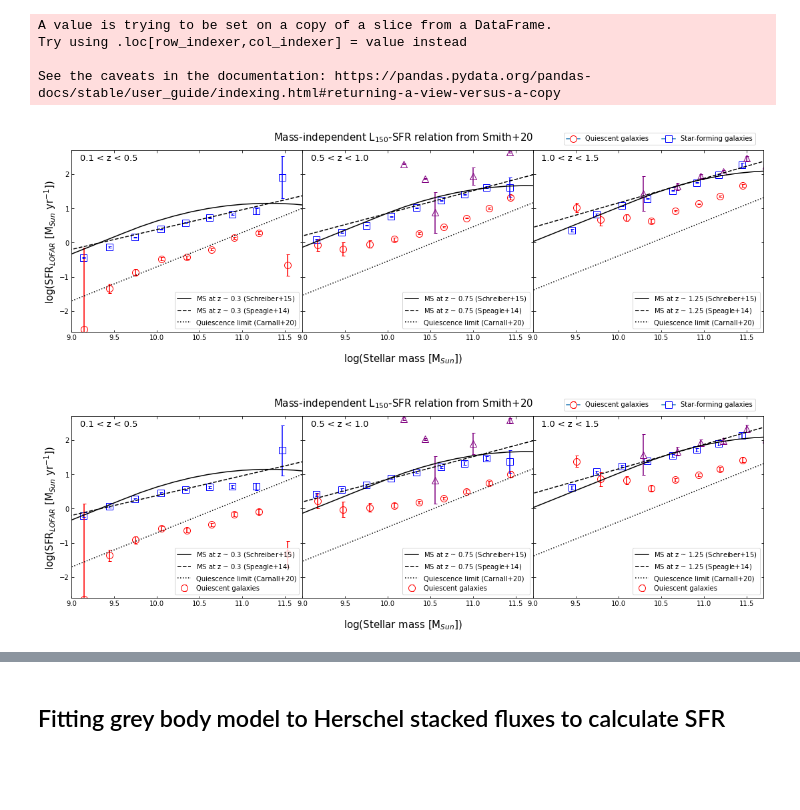
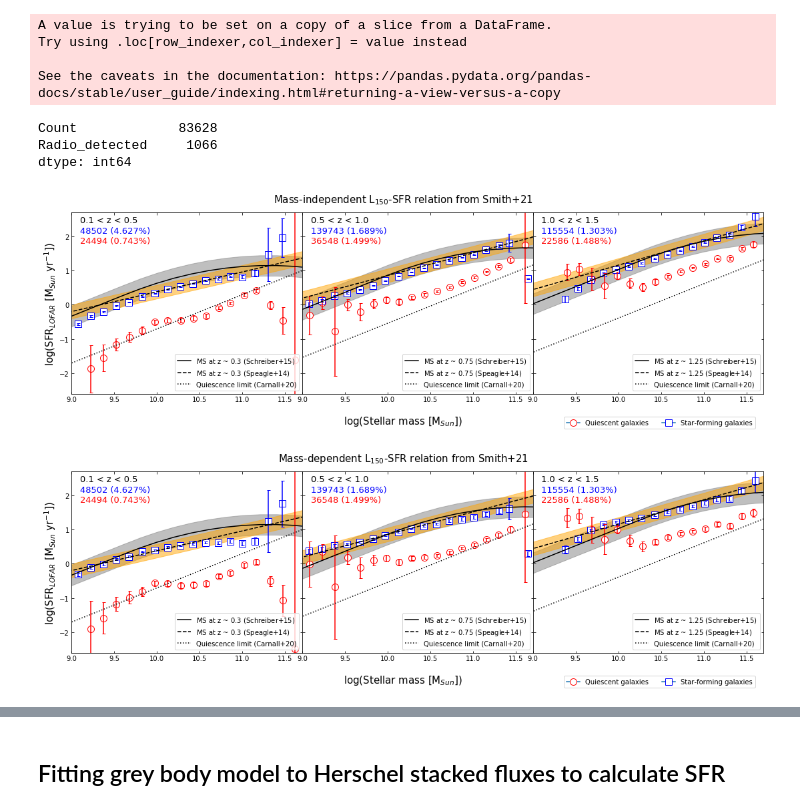
Before and after one commit to Bruno-Rodriguez/quiescent-galaxy, a Jupyter notebook: stack_results_bootes_full.ipynb, the cells around one changed output, grey strips where cells are left out. Drawn from its saved outputs; the diff is of its cells as text; code cells hidden in the pictures; blank space fills up the shorter version.

```diff
--- a/stack_results_bootes_full.ipynb
+++ b/stack_results_bootes_full.ipynb
@@ -104,6 +84,6 @@ results_1
 # %%
 ### ONLY IF THE SFR RESULTS HAVE ALREADY BEEN COMPUTED
-#results = pd.read_csv(path+"Bootes/Bootes_stack_full_results_NDWFS.csv")
+results = pd.read_csv(path+"Bootes/Bootes_stack_full_results_NDWFS_3.csv")
 results
 # %% [output]
 |  | Type | Mass_range | Median_mass | Redshift_range | Median_redshift | Count | LOFAR_flux(mJy) | ... |
@@ -147,0 +102,3 @@ with plt.xkcd():
+# %%
+detected = pd.read_csv(path+"Bootes/Bootes_full_detected_count.csv")
+detected
@@ -147,0 +119,4 @@ with plt.xkcd():
+# %%
+results.loc[:,'IR_detected']=detected.loc[:,'IR_detected']
+# %%
+results.loc[:,'Radio_detected']=detected.loc[:,'Radio_detected']
@@ -261,6 +252,12 @@ A value is trying to be set on a copy of a slice from a DataFrame.
 Try using .loc[row_indexer,col_indexer] = value instead
 
 See the caveats in the documentation: https://pandas.pydata.org/pandas-docs/stable/user_guide/indexing.html#returning-a-view-versus-a-copy
+# %%
+results.loc[results['Type']=='QG',['Count','Radio_detected']].sum()
+# %% [output]
+Count             83628
+Radio_detected     1066
+dtype: int64
 # %%
 #%% Plotting Star formation rate vs Stellar mass
 fig, axs = plt.subplots(1,3,figsize=(15,5), sharey=True)
@@ -275,66 +272,84 @@ for i,za,zb in zip([0,1,2],[0.1,0.5,1.],[0.5,1.,1.5]):
                    np.log10(data.loc[(data['Type']=='SFG'),'SFR_lofar']),
                    yerr=data.loc[(data['Type']=='SFG'),'SFR_lofar_unc']/(data.loc[(data['Type']=='SFG'),'SFR_lofar']*np.log(10)),
                    fmt='s',mfc='w',mec='b',ms=10,ecolor='b',barsabove=True,capsize=2.5,label='_Star-forming galaxies')
-    axs[i].errorbar(data.loc[(data['Type']=='IRBQG'),'Median_mass'],
-                   np.log10(data.loc[(data['Type']=='IRBQG'),'SFR_lofar']),
-                   yerr=data.loc[(data['Type']=='IRBQG'),'SFR_lofar_unc']/(data.loc[(data['Type']=='IRBQG'),'SFR_lofar']*np.log(10)),
-                   fmt='^',mfc='w',mec='purple',ms=10,ecolor='purple',barsabove=True,capsize=2.5,label='_IR-bright "QGs"')
+#    axs[i].errorbar(data.loc[(data['Type']=='IRBQG'),'Median_mass'],
+#                   np.log10(data.loc[(data['Type']=='IRBQG'),'SFR_lofar']),
+#                   yerr=data.loc[(data['Type']=='IRBQG'),'SFR_lofar_unc']/(data.loc[(data['Type']=='IRBQG'),'SFR_lofar']*np.log(10)),
+#                   fmt='^',mfc='w',mec='purple',ms=10,ecolor='purple',barsabove=True,capsize=2.5,label='_IR-bright "QGs"')
     axs[i].plot(m,SchreiberMS(m,z),ls='-', c='k', label=f'MS at z ~ ${z}$ (Schreiber+15)')
+    axs[i].fill_between(m,SchreiberMS(m,z)-0.3,SchreiberMS(m,z)+0.3,alpha=0.5,color='grey')
     axs[i].plot([8,13],[SpeagleMS(8,z),SpeagleMS(13,z)],ls='--',color='k',label=f'MS at z ~ ${z}$ (Speagle+14)')
     axs[i].plot([8,13],[CarnallQ(8,z),CarnallQ(13,z)],ls=':',color='k',label=f'Quiescence limit (Carnall+20)')
-    count = data['Count'].sum()
+    axs[i].fill_between(m,SpeagleMS(m,z)-0.2,SpeagleMS(m,z)+0.2,alpha=0.5,color='orange')
+    SFG, SFGdetec = data.loc[data['Type']=='SFG',['Count','Radio_detected']].sum()
+    QG,  QGdetec  = data.loc[data['Type']=='QG', ['Count','Radio_detected']].sum()
     axs[i].text(9.1,2.4,f'{za} < z < {zb}',size=13,color='k')
+    axs[i].text(9.1,2.1,f'{SFG} ({SFGdetec/SFG:.3%})',size=13,color='b')
+    axs[i].text(9.1,1.8,f'{QG} ({QGdetec/QG:.3%})',size=13,color='r')
     axs[i].set_ylim(ymin=-2.6,ymax=2.7)
     axs[i].set_xlim(xmin=9,xmax=11.7)
     axs[i].tick_params(which='both',top=True,right=True,direction='in')
     axs[i].legend(numpoints=1, loc='lower right')
-fig.suptitle('Mass-independent L$_{150}$-SFR relation from Smith+20',fontsize=15,y=0.96)
+#    for t,mass,n in zip(data.loc[:,'Type'],data.loc[:,'Median_mass'],data.loc[:,'Count']):
+#        if t == 'QG':
+#            axs[i].text(np.floor(mass/0.15)*0.15,-1.7,f'{n}',c='r',size=10, rotation='vertical')
+#        elif t == 'SFG':
+#            axs[i].text(np.floor(mass/0.15)*0.15,-1.5,f'{n}',c='b',size=10, rotation='vertical')
+#        else:
+#            axs[i].text(np.floor(mass/0.15)*0.15,-1.3,f'{n}',c='purple',size=10, rotation='vertical')
+#        axs[i].axvline(np.floor(mass/0.15)*0.15,0,1,ls=':',lw=0.5,c='k',alpha=0.5)
+fig.suptitle('Mass-independent L$_{150}$-SFR relation from Smith+21',fontsize=15,y=0.96)
 fig.text(0.5, 0.0,"log(Stellar mass [M$_{Sun}$])", ha='center',fontsize=15)
 fig.text(0.0, 0.5,"log(SFR$_{LOFAR}$ [M$_{Sun}$ yr$^{-1}$])", va='center',fontsize=15, rotation='vertical')
 marker1=axs[0].errorbar([],[],[],marker='o',mfc='w',mec='r',ms=10,ecolor='r',label='Quiescent galaxies')
 marker2=plt.errorbar([],[],[],marker='s',mfc='w',mec='b',ms=10,ecolor='r',label='Star-forming galaxies')
-fig.legend(handles=[marker1,marker2],numpoints=1, loc='upper right',bbox_to_anchor=(1,1),ncol=2)
+fig.legend(handles=[marker1,marker2],numpoints=1, loc='lower right',bbox_to_anchor=(1,0),ncol=2)
 fig.subplots_adjust(left=0.04,right=1,wspace=0)
 plt.show()
 # %% [output]
-[figure, old version]
+[figure, new version]
 # %%
 #%% Plotting Star formation rate vs Stellar mass
 fig, axs = plt.subplots(1,3,figsize=(15,5), sharey=True)
 for i,za,zb in zip([0,1,2],[0.1,0.5,1.],[0.5,1.,1.5]):
     z = (za+zb)/2
     data = results[(results['Median_redshift']>za)&(results['Median_redshift']<=zb)]
     axs[i].errorbar(data.loc[(data['Type']=='QG'),'Median_mass'],
                    np.log10(data.loc[(data['Type']=='QG'),'SFR_lofar_M']),
                    yerr=data.loc[(data['Type']=='QG'),'SFR_lofar_M_unc']/(data.loc[(data['Type']=='QG'),'SFR_lofar_M']*np.log(10)),
-                   fmt='o',mfc='w',mec='r',ms=10,ecolor='r',barsabove=True,capsize=2.5,label='Quiescent galaxies')
+                   fmt='o',mfc='w',mec='r',ms=10,ecolor='r',barsabove=True,capsize=2.5,label='_Quiescent galaxies')
     axs[i].errorbar(data.loc[(data['Type']=='SFG'),'Median_mass'],
                    np.log10(data.loc[(data['Type']=='SFG'),'SFR_lofar_M']),
                    yerr=data.loc[(data['Type']=='SFG'),'SFR_lofar_M_unc']/(data.loc[(data['Type']=='SFG'),'SFR_lofar_M']*np.log(10)),
                    fmt='s',mfc='w',mec='b',ms=10,ecolor='b',barsabove=True,capsize=2.5,label='_Star-forming galaxies')
-    axs[i].errorbar(data.loc[(data['Type']=='IRBQG'),'Median_mass'],
-                   np.log10(data.loc[(data['Type']=='IRBQG'),'SFR_lofar_M']),
-                   yerr=data.loc[(data['Type']=='IRBQG'),'SFR_lofar_M_unc']/(data.loc[(data['Type']=='IRBQG'),'SFR_lofar_M']*np.log(10)),
-                   fmt='^',mfc='w',mec='purple',ms=10,ecolor='purple',barsabove=True,capsize=2.5,label='_IR-bright "QGs"')
+#    axs[i].errorbar(data.loc[(data['Type']=='IRBQG'),'Median_mass'],
+#                   np.log10(data.loc[(data['Type']=='IRBQG'),'SFR_lofar_M']),
+#                   yerr=data.loc[(data['Type']=='IRBQG'),'SFR_lofar_M_unc']/(data.loc[(data['Type']=='IRBQG'),'SFR_lofar_M']*np.log(10)),
+#                   fmt='^',mfc='w',mec='purple',ms=10,ecolor='purple',barsabove=True,capsize=2.5,label='_IR-bright "QGs"')
     axs[i].plot(m,SchreiberMS(m,z),ls='-', c='k', label=f'MS at z ~ ${z}$ (Schreiber+15)')
+    axs[i].fill_between(m,SchreiberMS(m,z)-0.3,SchreiberMS(m,z)+0.3,alpha=0.5,color='grey')
     axs[i].plot([8,13],[SpeagleMS(8,z),SpeagleMS(13,z)],ls='--',color='k',label=f'MS at z ~ ${z}$ (Speagle+14)')
     axs[i].plot([8,13],[CarnallQ(8,z),CarnallQ(13,z)],ls=':',color='k',label=f'Quiescence limit (Carnall+20)')
-    count = data['Count'].sum()
+    axs[i].fill_between(m,SpeagleMS(m,z)-0.2,SpeagleMS(m,z)+0.2,alpha=0.5,color='orange')
+    SFG, SFGdetec = data.loc[data['Type']=='SFG',['Count','Radio_detected']].sum()
+    QG,  QGdetec  = data.loc[data['Type']=='QG', ['Count','Radio_detected']].sum()
     axs[i].text(9.1,2.4,f'{za} < z < {zb}',size=13,color='k')
+    axs[i].text(9.1,2.1,f'{SFG} ({SFGdetec/SFG:.3%})',size=13,color='b')
+    axs[i].text(9.1,1.8,f'{QG} ({QGdetec/QG:.3%})',size=13,color='r')
     axs[i].set_ylim(ymin=-2.6,ymax=2.7)
     axs[i].set_xlim(xmin=9,xmax=11.7)
     axs[i].tick_params(which='both',top=True,right=True,direction='in')
     axs[i].legend(numpoints=1, loc='lower right')
-fig.suptitle('Mass-independent L$_{150}$-SFR relation from Smith+20',fontsize=15,y=0.96)
+fig.suptitle('Mass-dependent L$_{150}$-SFR relation from Smith+21',fontsize=15,y=0.96)
 fig.text(0.5, 0.0,"log(Stellar mass [M$_{Sun}$])", ha='center',fontsize=15)
 fig.text(0.0, 0.5,"log(SFR$_{LOFAR}$ [M$_{Sun}$ yr$^{-1}$])", va='center',fontsize=15, rotation='vertical')
 marker1=axs[0].errorbar([],[],[],marker='o',mfc='w',mec='r',ms=10,ecolor='r',label='Quiescent galaxies')
 marker2=plt.errorbar([],[],[],marker='s',mfc='w',mec='b',ms=10,ecolor='r',label='Star-forming galaxies')
-fig.legend(handles=[marker1,marker2],numpoints=1, loc='upper right',bbox_to_anchor=(1,1),ncol=2)
+fig.legend(handles=[marker1,marker2],numpoints=1, loc='lower right',bbox_to_anchor=(1,0),ncol=2)
 fig.subplots_adjust(left=0.04,right=1,wspace=0)
 plt.show()
 # %% [output]
-[figure, old version]
+[figure, new version]
 # %%
 #%% Plotting Star formation rate vs Stellar mass
 fig, axs = plt.subplots(1,3,figsize=(15,5), sharey=True)
```
Also changed, not shown: parts of 80 cells of this notebook.
